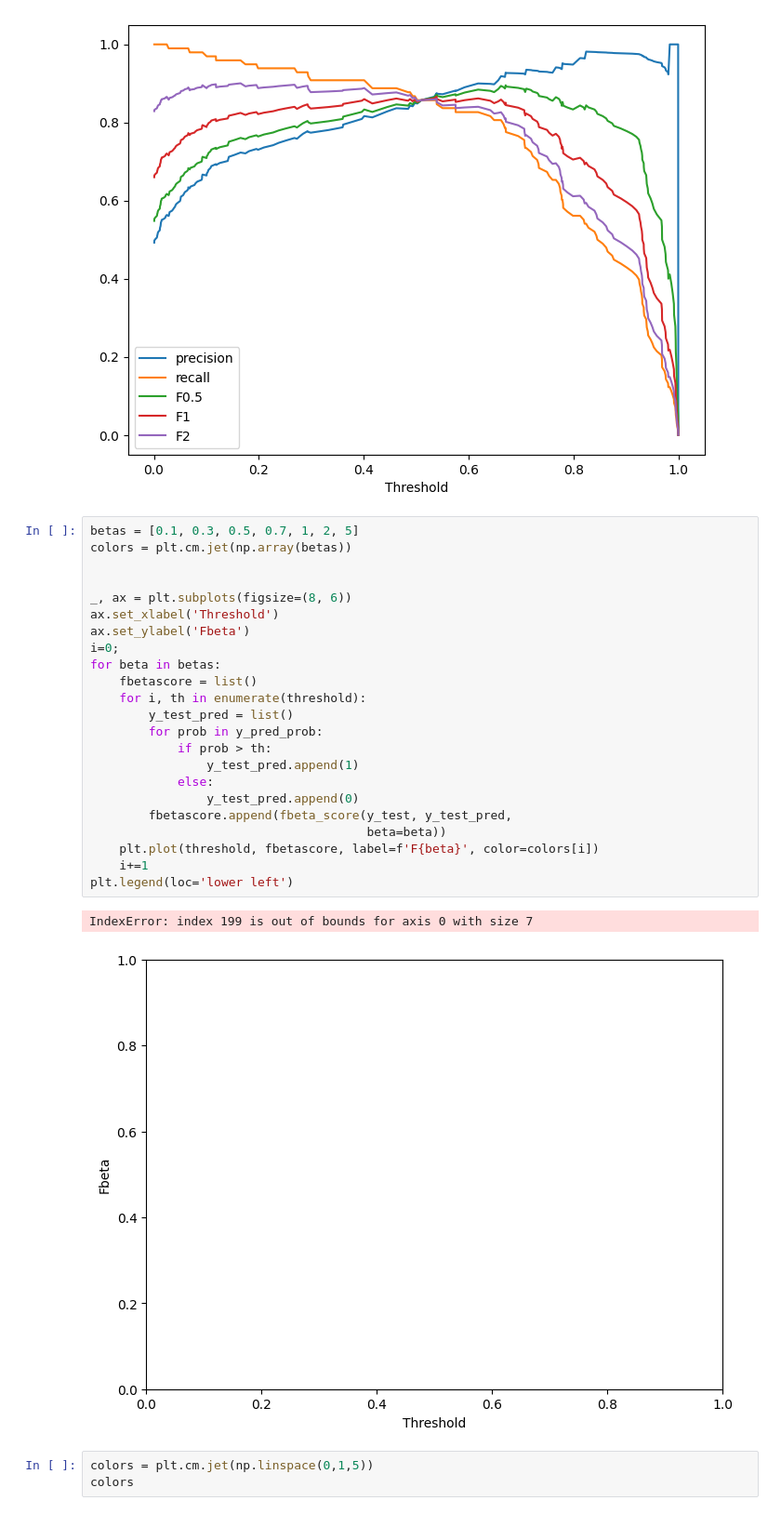
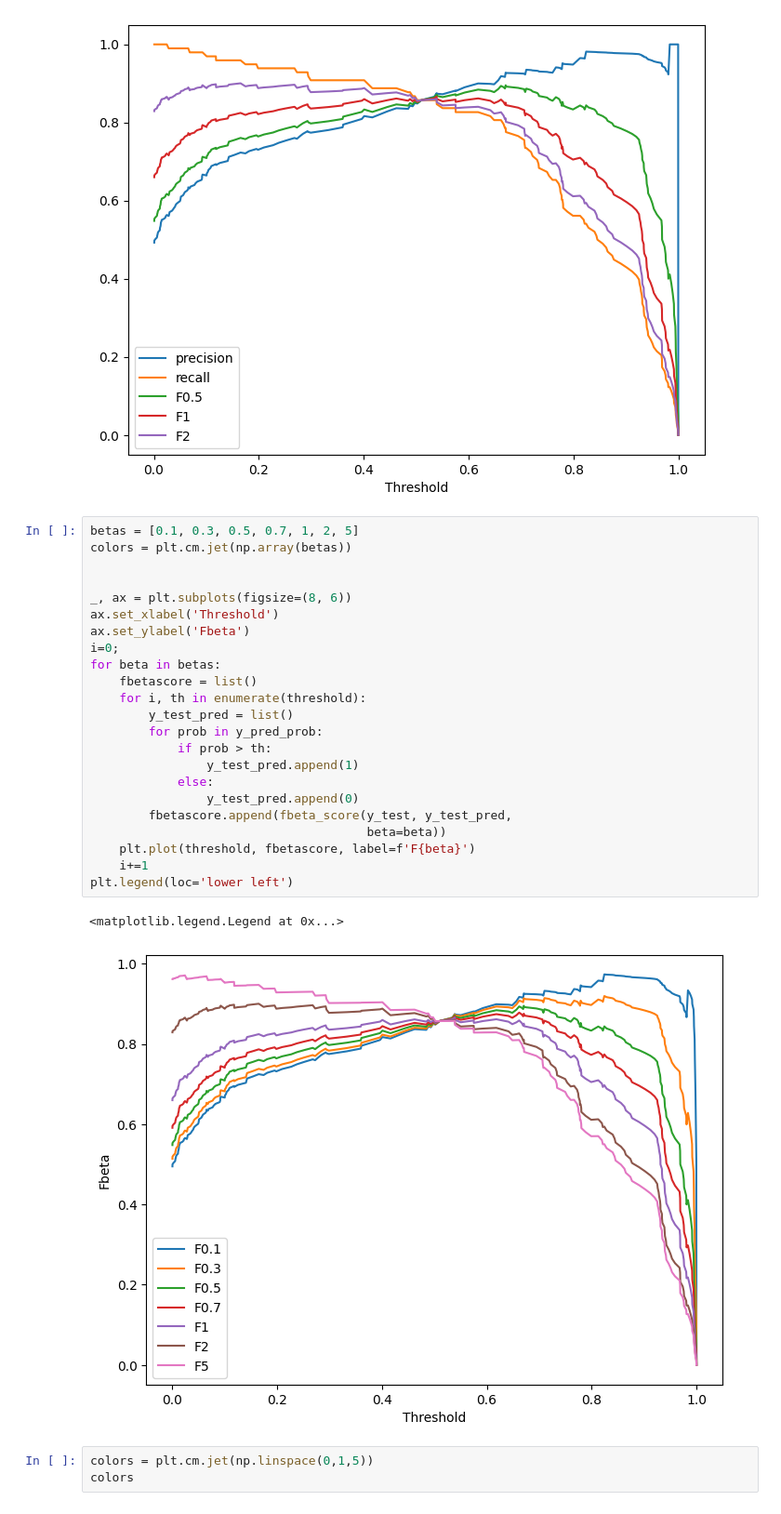
Before and after one commit to Bayan2019/internship_1206, a Jupyter notebook: f-beta-score.ipynb, the cells around one changed output. Shown: that part at 93% size. Drawn from its saved outputs; the diff is of its cells as text.

```diff
--- a/f-beta-score.ipynb
+++ b/f-beta-score.ipynb
@@ -66,29 +82,29 @@ plt.legend(loc='lower left')
 # %%
 betas = [0.1, 0.3, 0.5, 0.7, 1, 2, 5]
 colors = plt.cm.jet(np.array(betas))
 
 
 _, ax = plt.subplots(figsize=(8, 6))
 ax.set_xlabel('Threshold')
 ax.set_ylabel('Fbeta')
 i=0;
 for beta in betas:
     fbetascore = list()
     for i, th in enumerate(threshold):
         y_test_pred = list()
         for prob in y_pred_prob:
             if prob > th:
                 y_test_pred.append(1)
             else:
                 y_test_pred.append(0)
         fbetascore.append(fbeta_score(y_test, y_test_pred,
                                       beta=beta))
-    plt.plot(threshold, fbetascore, label=f'F{beta}', color=colors[i])
+    plt.plot(threshold, fbetascore, label=f'F{beta}')
     i+=1
 plt.legend(loc='lower left')
 # %% [output]
-IndexError: index 199 is out of bounds for axis 0 with size 7
+<matplotlib.legend.Legend at 0x...>
-[figure, old version]
+[figure, new version]
 # %%
 colors = plt.cm.jet(np.linspace(0,1,5))
 colors
```
Also changed, not shown: parts of 12 cells of this notebook, 2 other files.
